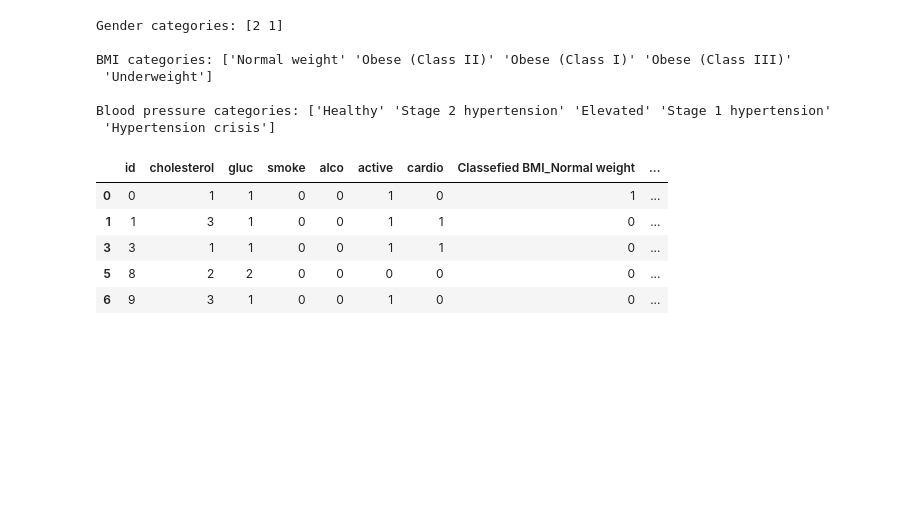
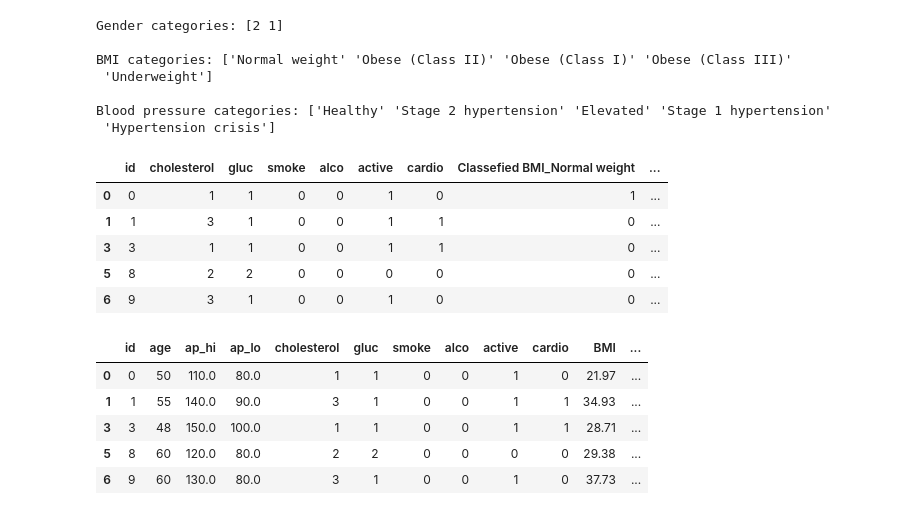
Before and after one commit to SauronGunnars/Machine-learning-Sara-Gunnars, a Jupyter notebook: Lab/disease_prediction.ipynb, the cells around one changed output. Drawn from its saved outputs; the diff is of its cells as text; code cells hidden in the pictures; blank space fills up the shorter version.

Commit message:
one-hot encoding

```diff
--- a/Lab/disease_prediction.ipynb
+++ b/Lab/disease_prediction.ipynb
@@ -483,3 +485,21 @@ encoded_data_one.head()
 | 3 | 3 | 1 | 1 | 0 | 0 | 1 | 1 | 0 | ... |
 | 5 | 8 | 2 | 2 | 0 | 0 | 0 | 0 | 0 | ... |
 | 6 | 9 | 3 | 1 | 0 | 0 | 1 | 0 | 0 | ... |
+# %%
+#df two
+df_2 = df_health[['id','age','gender','ap_hi','ap_lo', 'cholesterol', 'gluc','smoke','alco', 'active','cardio', 'BMI']].copy()
+# %%
+#one hot encoding on df_2
+encoded_df_2 = pd.get_dummies(df_2, columns = ['gender'])
+encoded_df_2 = encoded_df_2.iloc[:, :-1] #dropping last gender column so we only have one.
+encoded_df_2 = encoded_df_2.rename(columns= {"gender_1":"Gender"}) #renaming gender column
+
+# if gender = 1 Woman otherwise man
+encoded_df_2.head()
+# %% [output]
+|  | id | age | ap_hi | ap_lo | cholesterol | gluc | smoke | alco | active | cardio | BMI | ... |
+| 0 | 0 | 50 | 110.0 | 80.0 | 1 | 1 | 0 | 0 | 1 | 0 | 21.97 | ... |
+| 1 | 1 | 55 | 140.0 | 90.0 | 3 | 1 | 0 | 0 | 1 | 1 | 34.93 | ... |
+| 3 | 3 | 48 | 150.0 | 100.0 | 1 | 1 | 0 | 0 | 1 | 1 | 28.71 | ... |
+| 5 | 8 | 60 | 120.0 | 80.0 | 2 | 2 | 0 | 0 | 0 | 0 | 29.38 | ... |
+| 6 | 9 | 60 | 130.0 | 80.0 | 3 | 1 | 0 | 0 | 1 | 0 | 37.73 | ... |
```
Also changed, not shown: parts of 1 cell of this notebook.
